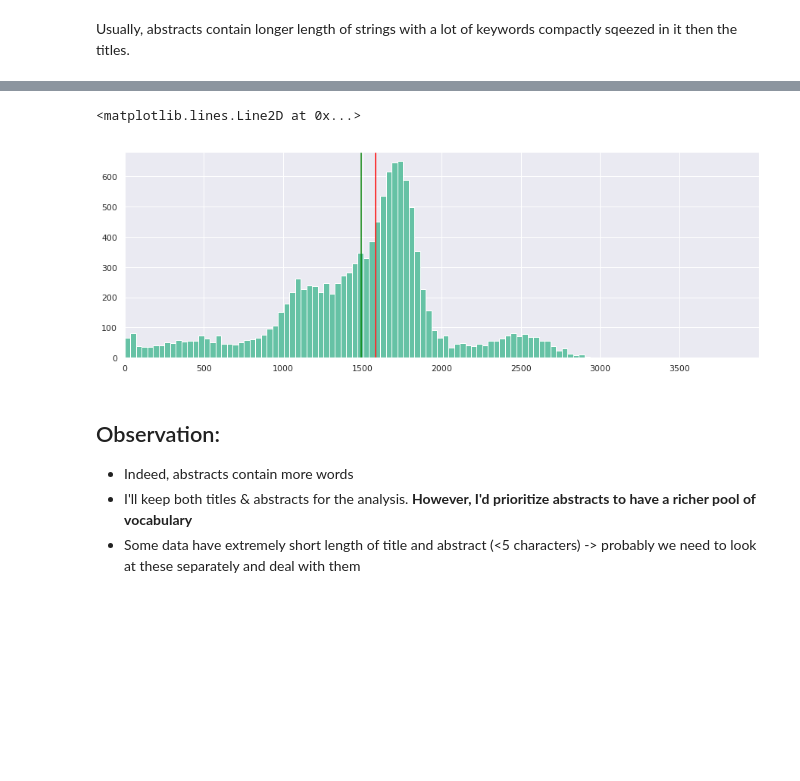
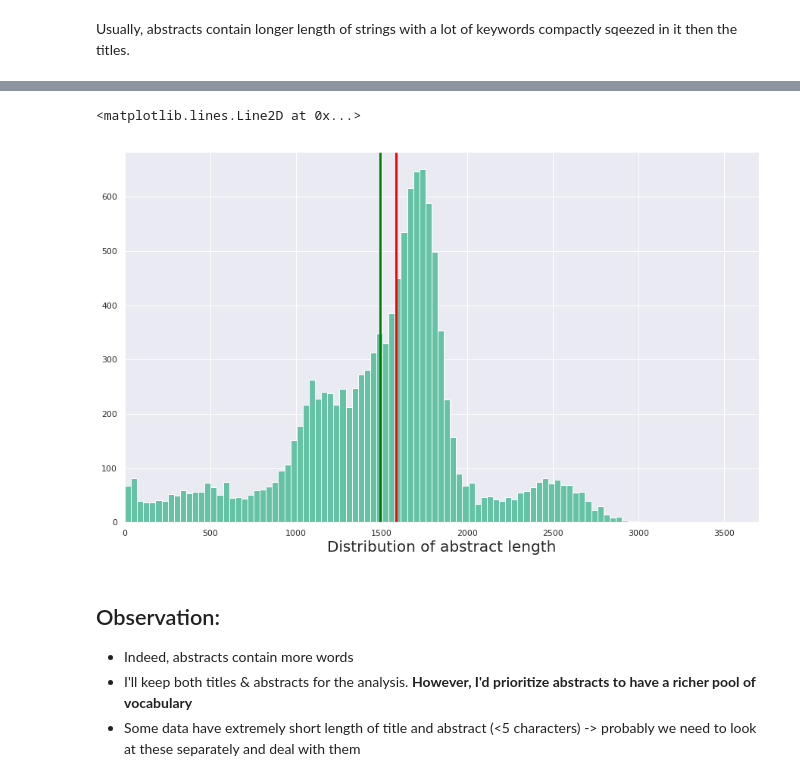
Before and after one commit to soyhyoj/research-trend-analysis, a Jupyter notebook: Data cleaning.ipynb, the cells around one changed output, grey strips where cells are left out. Drawn from its saved outputs; the diff is of its cells as text; code cells hidden in the pictures; blank space fills up the shorter version.

```diff
--- a/Data cleaning.ipynb
+++ b/Data cleaning.ipynb
@@ -38,3 +35,15 @@ import csv
+# %%
+import pandas as pd
+import numpy as np
+import csv
+import matplotlib.pyplot as plt
+import seaborn as sns
+sns.set(palette='Set2')
+sns.set_context(rc={'axes.labelsize':20,
+                    'axes.titlesize':25,
+                    'font.size':15,
+                    'legend.fontsize':15,
+                    'lines.linewidth':3})
 # %%
 # Import the csv as a dataframe
 
@@ -293,13 +304,14 @@ plt.axvline(jneuro_2['len_title'].mean(), color='green')  # Mean in green
 # %%
-jneuro_2['len_abstract'].hist(bins=100, figsize=(15, 5))
+jneuro_2['len_abstract'].hist(bins=100, figsize=(15, 9))
 
-plt.xticks(range(0,4000,500))
-plt.xlim((0,4000))
+plt.xlabel("Distribution of abstract length")
+plt.xticks(range(0,3700,500))
+plt.xlim((0,3700))
 plt.axvline(jneuro_2['len_abstract'].median(), color='red')  # Median in red
 plt.axvline(jneuro_2['len_abstract'].mean(), color='green')  # Mean in green
 # %% [output]
 <matplotlib.lines.Line2D at 0x...>
-[figure, old version]
+[figure, new version]
 # %% [markdown]
 ## Observation:
 - Indeed, abstracts contain more words
```
Also changed, not shown: parts of 20 cells of this notebook.
